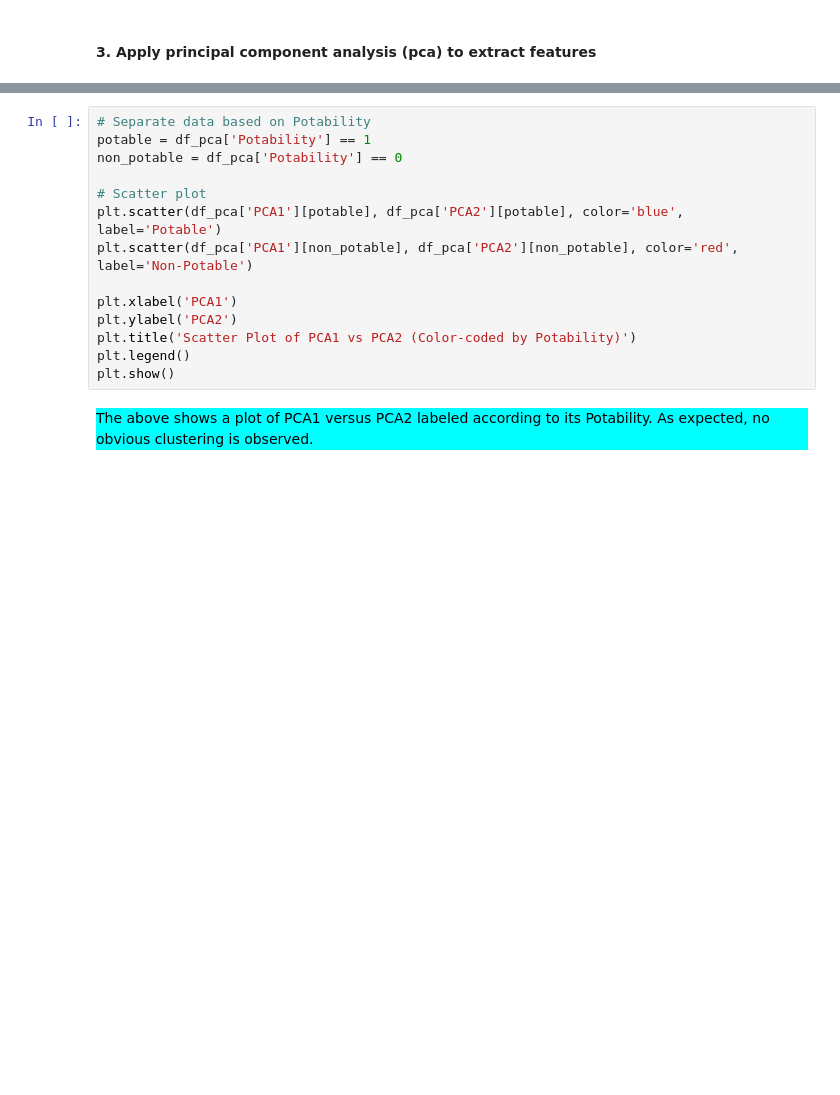
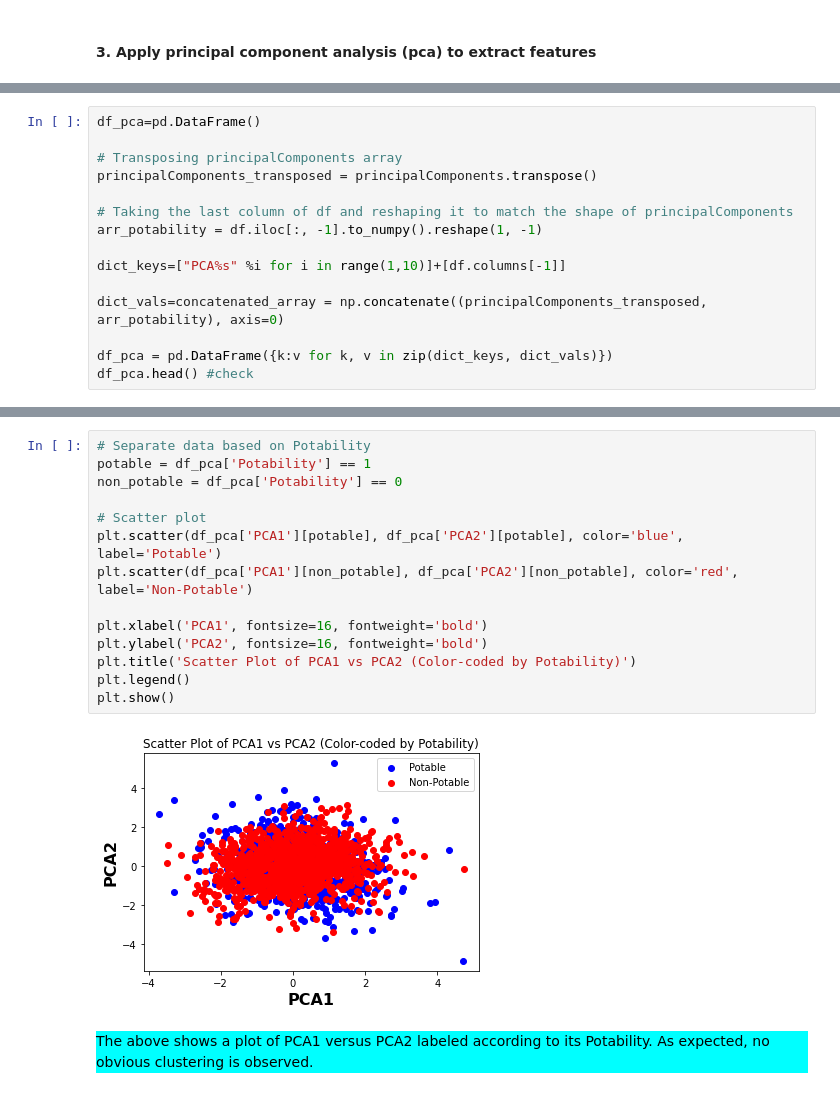
Before and after one commit to rayguna/EDA, a Jupyter notebook: 1_Water_Quality/Water_Quality_EDA.ipynb, the cells around one changed output, grey strips where cells are left out. Saved outputs shown, nothing was run; the diff lists cells and outputs as text; blank space fills up the shorter version.

```diff
--- a/1_Water_Quality/Water_Quality_EDA.ipynb
+++ b/1_Water_Quality/Water_Quality_EDA.ipynb
@@ -562 +565,16 @@ Principal component analysis doesn't look effective in reducing the number of fa
 </div>
+# %%
+df_pca=pd.DataFrame()
+
+# Transposing principalComponents array
+principalComponents_transposed = principalComponents.transpose()
+
+# Taking the last column of df and reshaping it to match the shape of principalComponents
+arr_potability = df.iloc[:, -1].to_numpy().reshape(1, -1)
+
+dict_keys=["PCA%s" %i for i in range(1,10)]+[df.columns[-1]]
+
+dict_vals=concatenated_array = np.concatenate((principalComponents_transposed, arr_potability), axis=0)
+
+df_pca = pd.DataFrame({k:v for k, v in zip(dict_keys, dict_vals)})
+df_pca.head() #check
@@ -563,17 +588,19 @@ Principal component analysis doesn't look effective in reducing the number of fa
 # %%
 # Separate data based on Potability
 potable = df_pca['Potability'] == 1
 non_potable = df_pca['Potability'] == 0
 
 # Scatter plot
 plt.scatter(df_pca['PCA1'][potable], df_pca['PCA2'][potable], color='blue', label='Potable')
 plt.scatter(df_pca['PCA1'][non_potable], df_pca['PCA2'][non_potable], color='red', label='Non-Potable')
 
-plt.xlabel('PCA1')
-plt.ylabel('PCA2')
+plt.xlabel('PCA1', fontsize=16, fontweight='bold')
+plt.ylabel('PCA2', fontsize=16, fontweight='bold')
 plt.title('Scatter Plot of PCA1 vs PCA2 (Color-coded by Potability)')
 plt.legend()
 plt.show()
+# %% [output]
+[figure, added]
 # %% [markdown]
 <div style="background-color: cyan; color: black;">
 The above shows a plot of PCA1 versus PCA2 labeled according to its Potability. As expected, no obvious clustering is observed.
```
Also changed, not shown: parts of 8 cells of this notebook.
